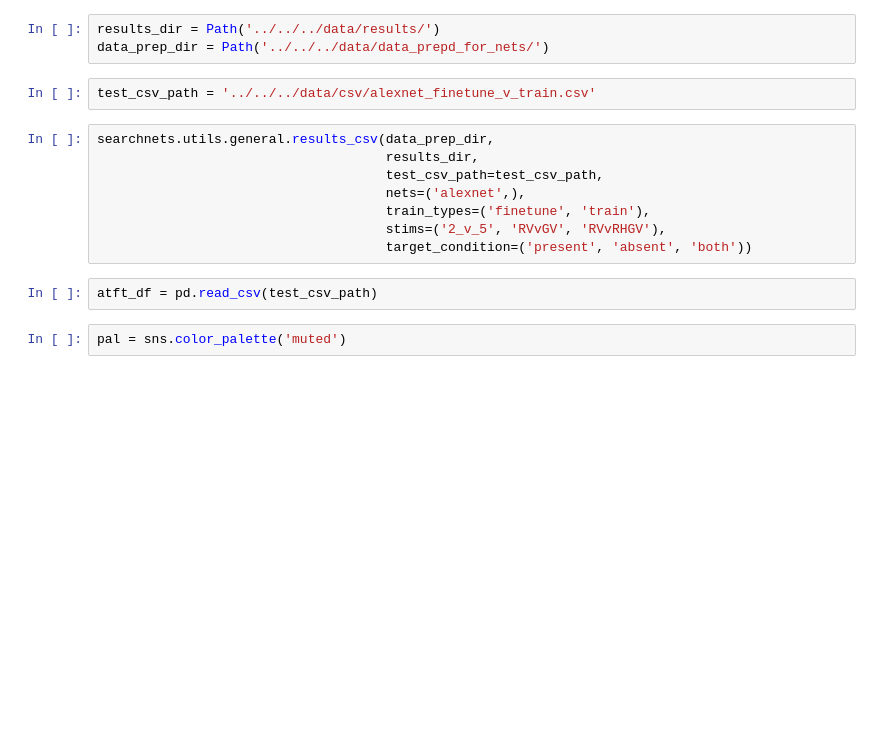
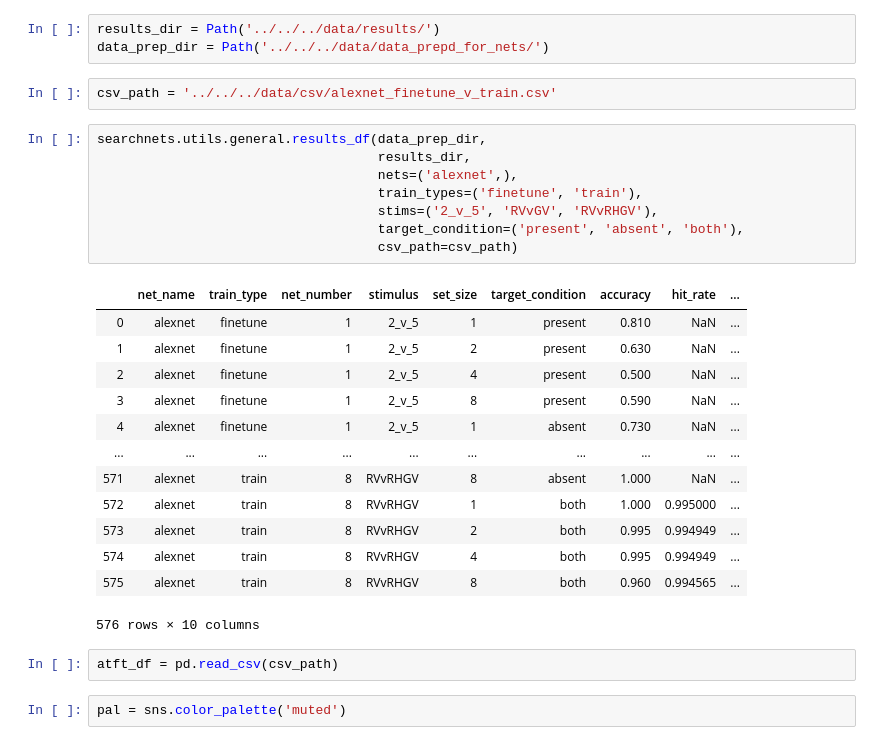
Before and after one commit to NickleDave/visual-search-nets, a Jupyter notebook: docs/notebooks/supp-info/alexnet-finetune-v-train.ipynb, the cells around one changed output. Cells and saved outputs as stored; diff of their text form; blank space fills up the shorter version.

```diff
--- a/docs/notebooks/supp-info/alexnet-finetune-v-train.ipynb
+++ b/docs/notebooks/supp-info/alexnet-finetune-v-train.ipynb
@@ -20,17 +14,31 @@ If you depend on functionality not listed there, please file an issue.
 results_dir = Path('../../../data/results/')
 data_prep_dir = Path('../../../data/data_prepd_for_nets/')
 # %%
-test_csv_path = '../../../data/csv/alexnet_finetune_v_train.csv'
+csv_path = '../../../data/csv/alexnet_finetune_v_train.csv'
 # %%
-searchnets.utils.general.results_csv(data_prep_dir,
-                                     results_dir,
-                                     test_csv_path=test_csv_path,
-                                     nets=('alexnet',),
-                                     train_types=('finetune', 'train'),
-                                     stims=('2_v_5', 'RVvGV', 'RVvRHGV'),
-                                     target_condition=('present', 'absent', 'both'))
+searchnets.utils.general.results_df(data_prep_dir,
+                                    results_dir,
+                                    nets=('alexnet',),
+                                    train_types=('finetune', 'train'),
+                                    stims=('2_v_5', 'RVvGV', 'RVvRHGV'),
+                                    target_condition=('present', 'absent', 'both'),
+                                    csv_path=csv_path)
+# %% [output]
+|  | net_name | train_type | net_number | stimulus | set_size | target_condition | accuracy | hit_rate | ... |
+| 0 | alexnet | finetune | 1 | 2_v_5 | 1 | present | 0.810 | NaN | ... |
+| 1 | alexnet | finetune | 1 | 2_v_5 | 2 | present | 0.630 | NaN | ... |
+| 2 | alexnet | finetune | 1 | 2_v_5 | 4 | present | 0.500 | NaN | ... |
+| 3 | alexnet | finetune | 1 | 2_v_5 | 8 | present | 0.590 | NaN | ... |
+| 4 | alexnet | finetune | 1 | 2_v_5 | 1 | absent | 0.730 | NaN | ... |
+| ... | ... | ... | ... | ... | ... | ... | ... | ... | ... |
+| 571 | alexnet | train | 8 | RVvRHGV | 8 | absent | 1.000 | NaN | ... |
+| 572 | alexnet | train | 8 | RVvRHGV | 1 | both | 1.000 | 0.995000 | ... |
+| 573 | alexnet | train | 8 | RVvRHGV | 2 | both | 0.995 | 0.994949 | ... |
+| 574 | alexnet | train | 8 | RVvRHGV | 4 | both | 0.995 | 0.994949 | ... |
+| 575 | alexnet | train | 8 | RVvRHGV | 8 | both | 0.960 | 0.994565 | ... |
+576 rows × 10 columns
 # %%
-atft_df = pd.read_csv(test_csv_path)
+atft_df = pd.read_csv(csv_path)
 # %%
 pal = sns.color_palette('muted')
 # %%
```
Also changed, not shown: parts of 3 cells of this notebook, 2 other files.
